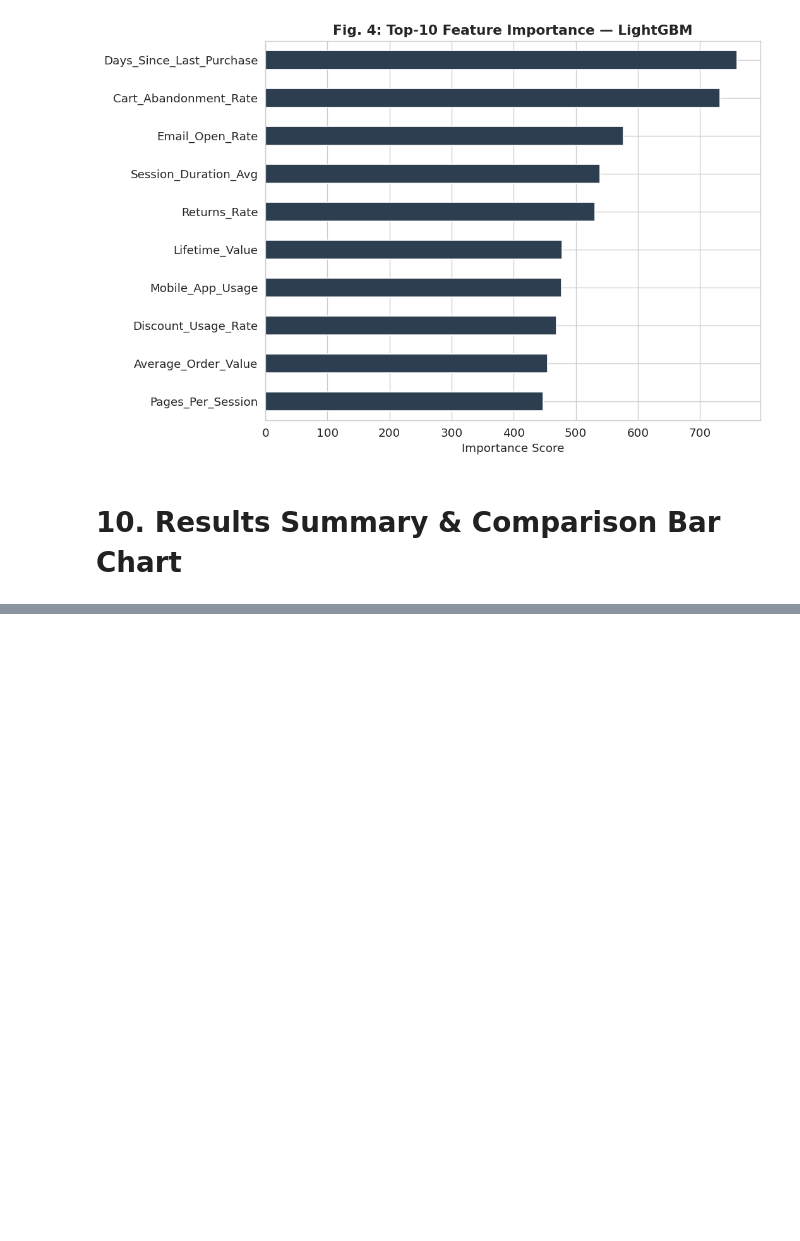
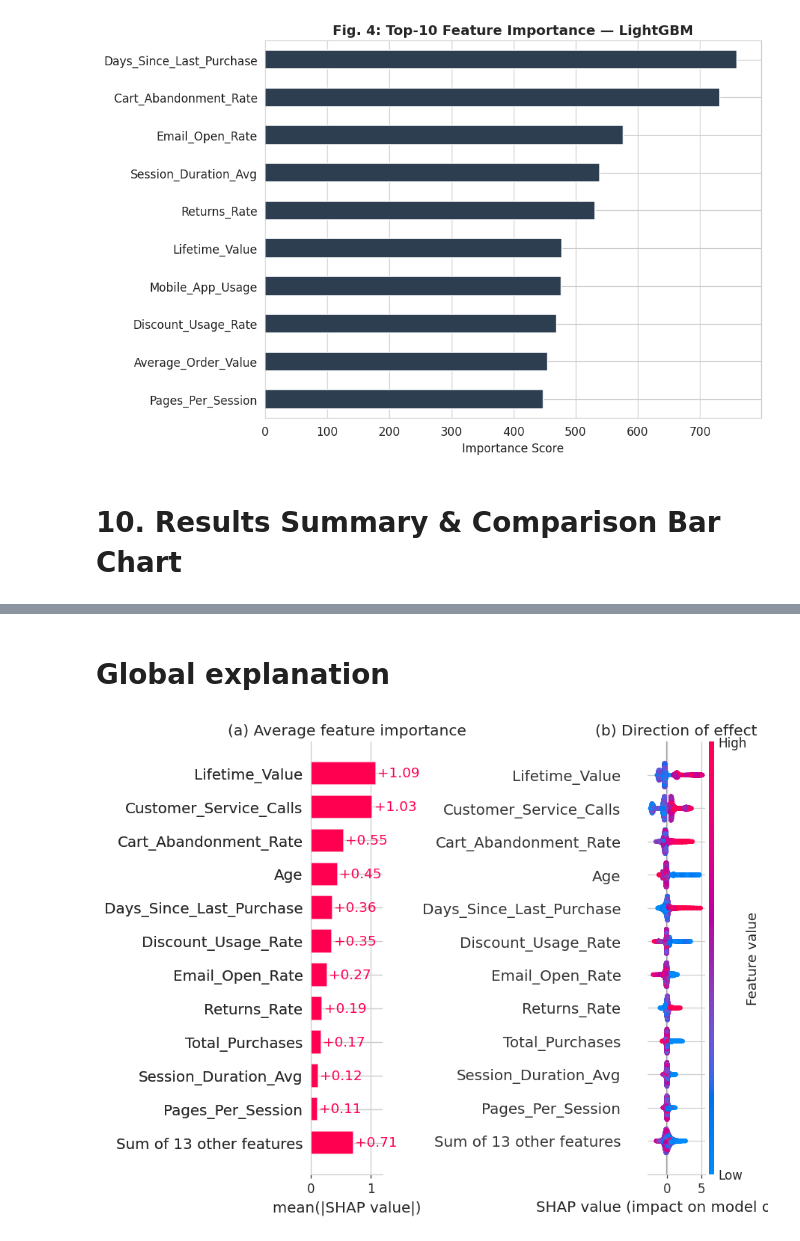
Before and after one commit to FardinBari26/My_work, a Jupyter notebook: ecommerce-customer-behavior-dataset-ml.ipynb, the cells around one changed output, grey strips where cells are left out. Saved outputs shown, nothing was run; the diff lists cells and outputs as text; code cells hidden in the pictures; blank space fills up the shorter version.

```diff
--- a/ecommerce-customer-behavior-dataset-ml.ipynb
+++ b/ecommerce-customer-behavior-dataset-ml.ipynb
@@ -554,0 +720,13 @@ plt.show()
+# %% [markdown]
+# Global explanation
+# %%
+fig, ax = plt.subplots(1, 2, figsize=(13, 6))
+plt.sca(ax[0]); shap.plots.bar(sv, max_display=12, show=False)
+ax[0].set_title("(a) Average feature importance")
+plt.sca(ax[1]); shap.plots.beeswarm(sv, max_display=12, show=False)
+ax[1].set_title("(b) Direction of effect")
+fig.tight_layout()
+fig.savefig(OUT / "fig2_shap_global.png")
+plt.show()
+# %% [output]
+[figure, added]
```
Also changed, not shown: parts of 21 cells of this notebook.
